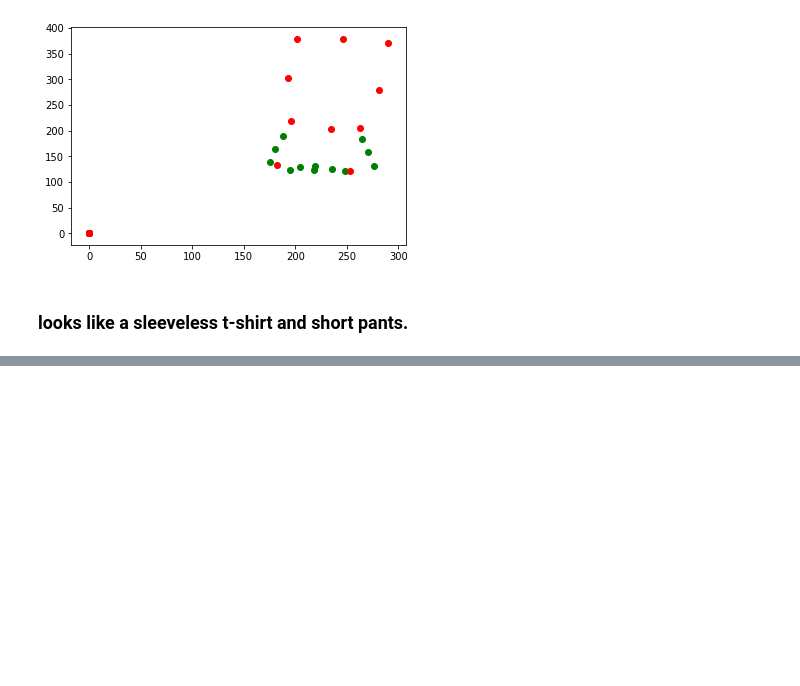
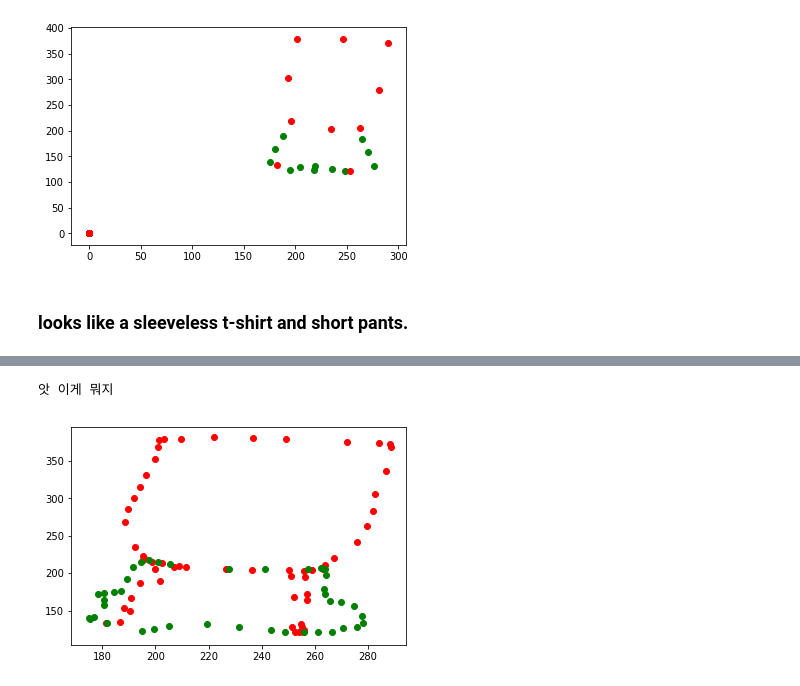
Before and after one commit to starbucksdolcelatte/FittingroomAnywhere, a Jupyter notebook: Segmentation/DeepFashion_visualize.ipynb, the cells around one changed output, grey strips where cells are left out. Cells and saved outputs as stored; diff of their text form; code cells hidden in the pictures; blank space fills up the shorter version.

Commit message:
visualize deepfashion1

```diff
--- a/Segmentation/DeepFashion_visualize.ipynb
+++ b/Segmentation/DeepFashion_visualize.ipynb
@@ -147,3 +147,14 @@ ax.scatter(coord_x2, coord_y2,
 [figure]
 # %% [markdown]
 ### looks like a sleeveless t-shirt and short pants.
+# %%
+import json
+from collections import OrderedDict
+
+def get_json(filename):
+    with open(filename, mode='r') as f:
+        json_data = json.load(f, object_pairs_hook=OrderedDict)
+    return json_data
+
+anno = get_json('dataset/DeepFashion2/validation/validation/annos/000002.json')
+print(json.dumps(anno, indent=4, sort_keys=True)) # print with indent (pretty!)
@@ -149,0 +179,30 @@ ax.scatter(coord_x2, coord_y2,
+# %%
+seg1 = np.array(anno["item1"]["segmentation"][0])
+seg = np.array(anno["item2"]["segmentation"][0])
+# %%
+x_idx_seg = [x*2 for x in range(len(seg)//2)]
+y_idx_seg = [x*2+1 for x in range(len(seg)//2)]
+coord_x_seg = seg[x_idx_seg]
+coord_y_seg = seg[y_idx_seg]
+
+
+seg1 = np.array(anno["item1"]["segmentation"][0])
+x_idx_seg1 = [x*2 for x in range(len(seg1)//2)]
+y_idx_seg1 = [x*2+1 for x in range(len(seg1)//2)]
+coord_x_seg1 = seg1[x_idx_seg1]
+coord_y_seg1 = seg1[y_idx_seg1]
+
+
+# Create figure and axes
+fig,ax = plt.subplots(1)
+ax.scatter(coord_x_seg, coord_y_seg,
+           marker = 'o',
+          color = 'red')
+
+ax.scatter(coord_x_seg1, coord_y_seg1,
+           marker = 'o',
+          color = 'green')
+print('앗 이게 뭐지')
+# %% [output]
+앗 이게 뭐지
+[figure, added]
```
Also changed, not shown: parts of 2 cells of this notebook.
